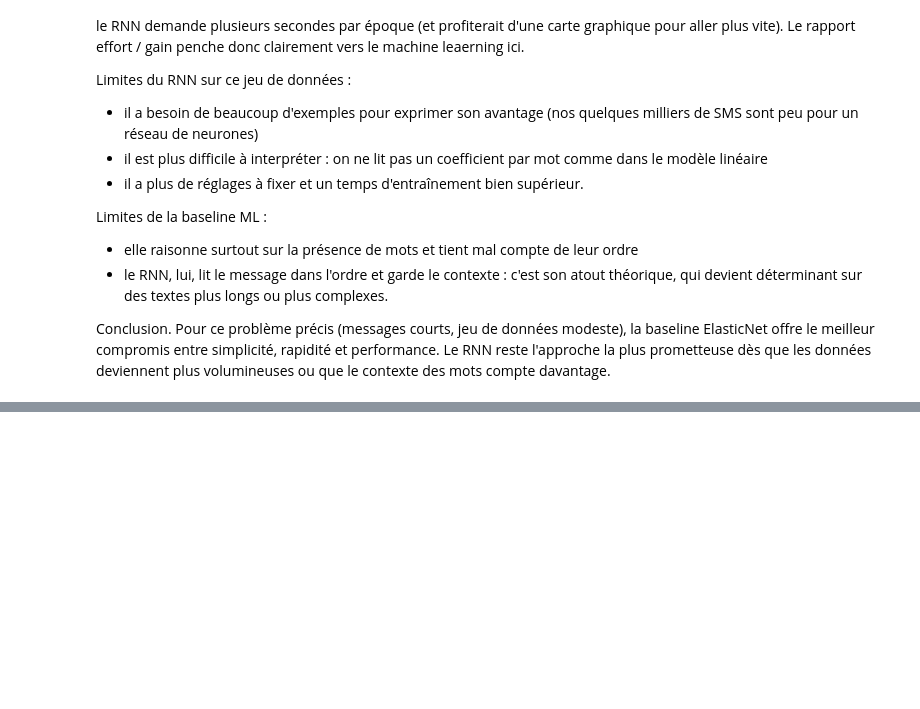
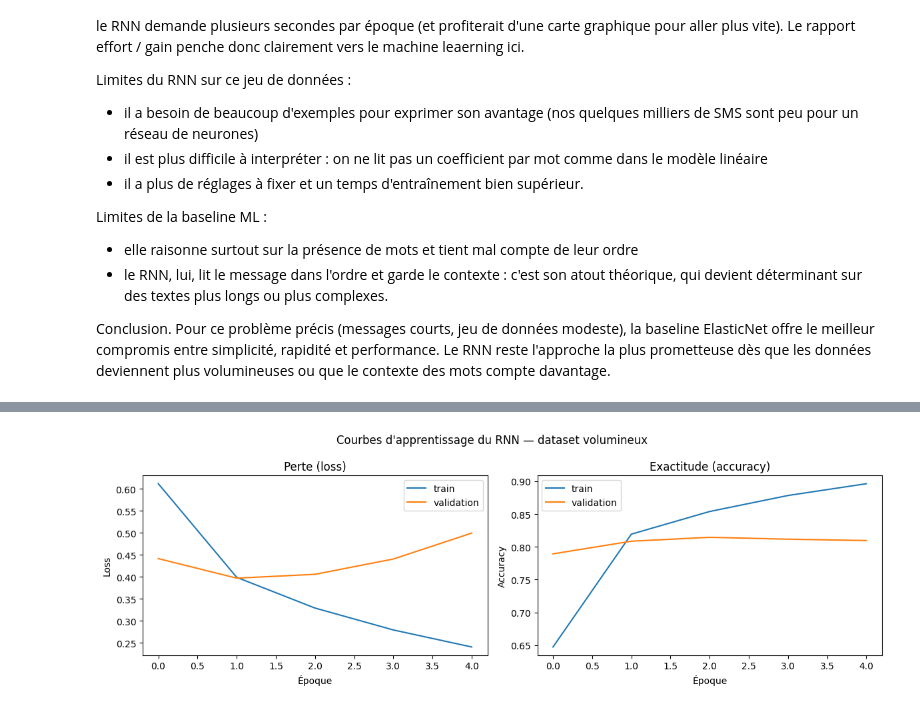
Before and after one commit to AmauryTISSOT/Cours_deep_learning_M2, a Jupyter notebook: notebooks/01-at-sms-spam.ipynb, the cells around one changed output, grey strips where cells are left out. Cells and saved outputs as stored; diff of their text form; code cells hidden in the pictures; blank space fills up the shorter version.

```diff
--- a/notebooks/01-at-sms-spam.ipynb
+++ b/notebooks/01-at-sms-spam.ipynb
@@ -978,0 +1101,12 @@ Conclusion. Pour ce problème précis (messages courts, jeu de données modeste)
+# %%
+# Découpage stratifié (mêmes proportions ham / spam dans le train et le test)
+Xb = df_big["message_clean"]
+yb = df_big["label"]
+
+Xb_train, Xb_test, yb_train, yb_test = train_test_split(
+    Xb, yb, test_size=0.2, random_state=42, stratify=yb
+)
+
+print("Train :", len(Xb_train), "messages  |  Test :", len(Xb_test), "messages")
+print("\nRépartition du train :")
+print(yb_train.value_counts())
@@ -978,0 +1246,11 @@ Conclusion. Pour ce problème précis (messages courts, jeu de données modeste)
+# %%
+debut = time.time()
+historique_big = model_big.fit(
+    Xb_train_seq, yb_train_rnn,
+    validation_split=0.1,
+    epochs=5,
+    batch_size=128,   # lots plus grands -> entraînement plus rapide sur un gros dataset
+    verbose=1,
+)
+temps_rnn_big = time.time() - debut
+print(f"\nTemps d'entraînement du RNN : {temps_rnn_big:.1f} s")
@@ -978,0 +1270,19 @@ Conclusion. Pour ce problème précis (messages courts, jeu de données modeste)
+# %%
+# Courbes d'apprentissage (perte et exactitude, train vs validation)
+fig, axes = plt.subplots(1, 2, figsize=(12, 4))
+
+axes[0].plot(historique_big.history["loss"], label="train")
+axes[0].plot(historique_big.history["val_loss"], label="validation")
+axes[0].set_title("Perte (loss)")
+axes[0].set_xlabel("Époque"); axes[0].set_ylabel("Loss"); axes[0].legend()
+
+axes[1].plot(historique_big.history["accuracy"], label="train")
+axes[1].plot(historique_big.history["val_accuracy"], label="validation")
+axes[1].set_title("Exactitude (accuracy)")
+axes[1].set_xlabel("Époque"); axes[1].set_ylabel("Accuracy"); axes[1].legend()
+
+plt.suptitle("Courbes d'apprentissage du RNN — dataset volumineux")
+plt.tight_layout()
+plt.show()
+# %% [output]
+[figure, added]
```
Also changed, not shown: parts of 21 cells of this notebook.
